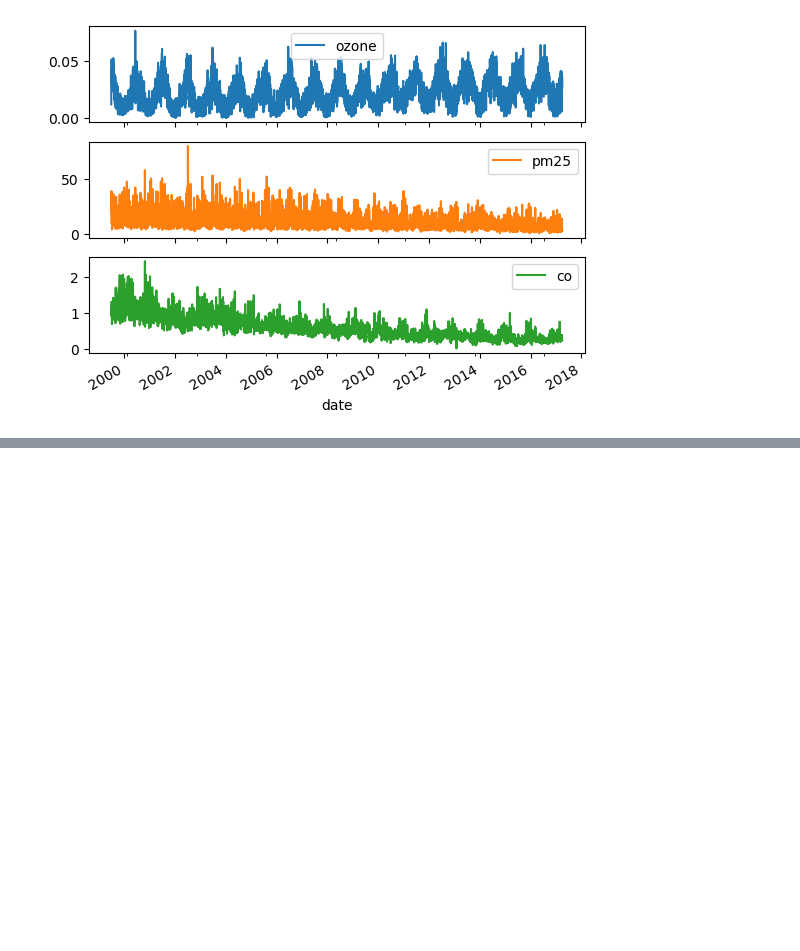
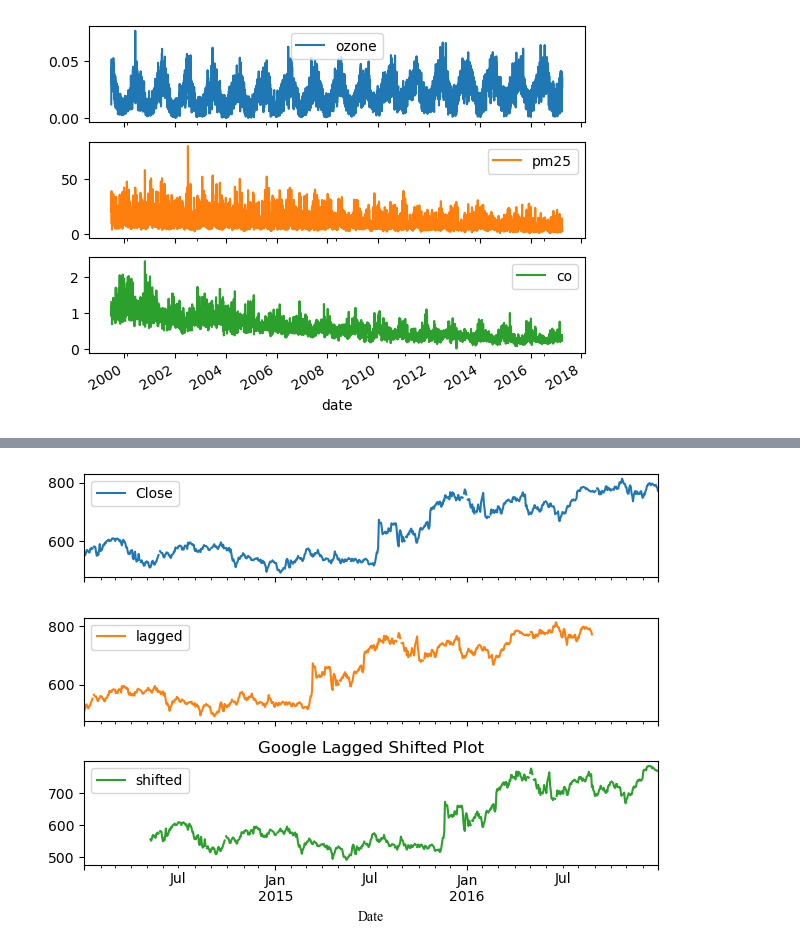
Before and after one commit to Htet-Khant-Linn/STAT_303_-Time_Series_Analysis, a Jupyter notebook: DataCamp/1. Manipulating Time Series Data in Python/ts_in_pandas.ipynb, the cells around one changed output, grey strips where cells are left out. Saved outputs shown, nothing was run; the diff lists cells and outputs as text; code cells hidden in the pictures; blank space fills up the shorter version.

```diff
--- a/DataCamp/1. Manipulating Time Series Data in Python/ts_in_pandas.ipynb
+++ b/DataCamp/1. Manipulating Time Series Data in Python/ts_in_pandas.ipynb
@@ -150,0 +281,4 @@ plt.show()
+# %%
+google = pd.read_csv('data/google.csv', parse_dates=['Date'], index_col='Date').drop(columns='Unnamed: 0')
+print(google.info())
+print(google.head())
@@ -150,0 +302,4 @@ plt.show()
+# %%
+# Set data frequency to business daily
+google = google.asfreq('B')
+print(google.head())
@@ -150,0 +314,6 @@ plt.show()
+# %%
+# Create 'lagged' and 'shifted'
+
+google['lagged'] = google.Close.shift(periods=-90)
+google['shifted'] = google.Close.shift(periods=90)
+google.head()
@@ -150,0 +328,10 @@ plt.show()
+# %%
+google.plot(subplots=True)
+plt.xlabel('Date', family = 'Times New Roman')
+plt.title('Google Lagged Shifted Plot')
+plt.tight_layout()
+
+plt.savefig('output/google_lagged_shifted.png')
+plt.show()
+# %% [output]
+[figure, added]
```
Also changed, not shown: parts of 15 cells of this notebook, 7 other files.
